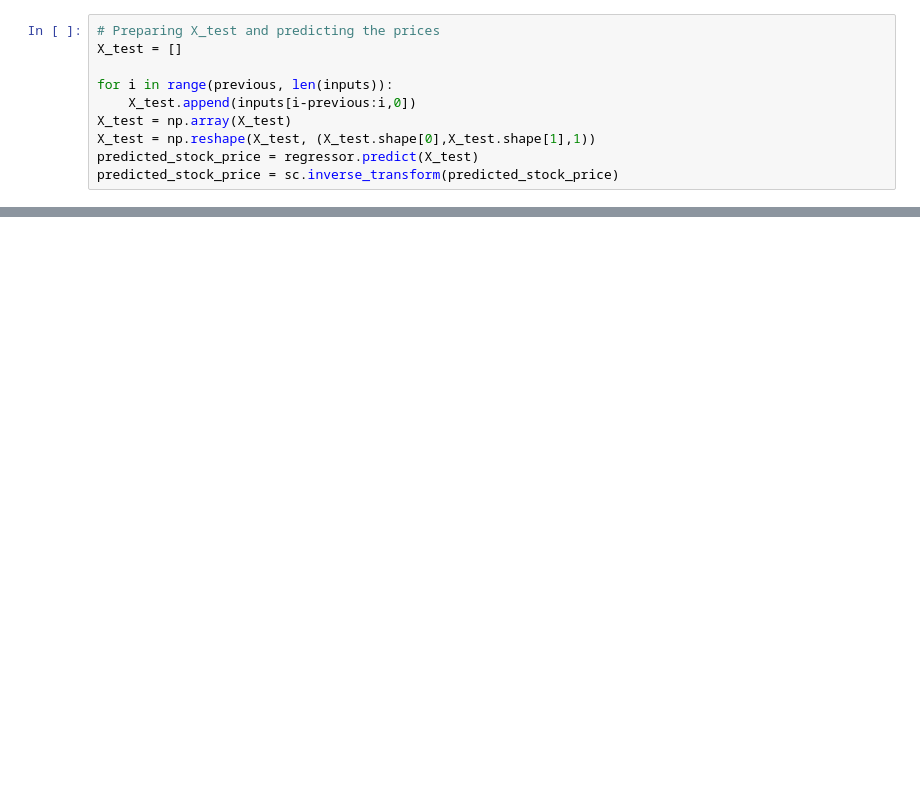
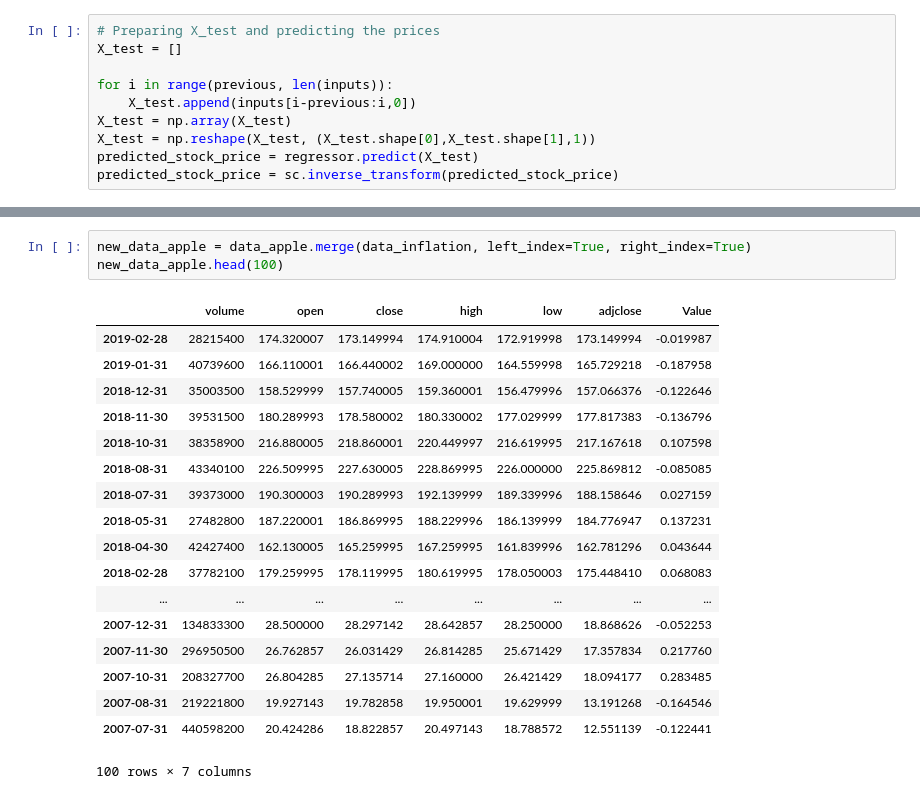
Before and after one commit to stanleyh007/ML_Project5, a Jupyter notebook: ML_Project5/Project_5.ipynb, the cells around one changed output, grey strips where cells are left out. Drawn from its saved outputs; the diff is of its cells as text; blank space fills up the shorter version.

```diff
--- a/ML_Project5/Project_5.ipynb
+++ b/ML_Project5/Project_5.ipynb
@@ -184,0 +191,22 @@ In the graph, it seems like there is a delay in this prediction, which is right
+# %%
+new_data_apple = data_apple.merge(data_inflation, left_index=True, right_index=True)
+new_data_apple.head(100)
+# %% [output]
+|  | volume | open | close | high | low | adjclose | Value |
+| 2019-02-28 | 28215400 | 174.320007 | 173.149994 | 174.910004 | 172.919998 | 173.149994 | -0.019987 |
+| 2019-01-31 | 40739600 | 166.110001 | 166.440002 | 169.000000 | 164.559998 | 165.729218 | -0.187958 |
+| 2018-12-31 | 35003500 | 158.529999 | 157.740005 | 159.360001 | 156.479996 | 157.066376 | -0.122646 |
+| 2018-11-30 | 39531500 | 180.289993 | 178.580002 | 180.330002 | 177.029999 | 177.817383 | -0.136796 |
+| 2018-10-31 | 38358900 | 216.880005 | 218.860001 | 220.449997 | 216.619995 | 217.167618 | 0.107598 |
+| 2018-08-31 | 43340100 | 226.509995 | 227.630005 | 228.869995 | 226.000000 | 225.869812 | -0.085085 |
+| 2018-07-31 | 39373000 | 190.300003 | 190.289993 | 192.139999 | 189.339996 | 188.158646 | 0.027159 |
+| 2018-05-31 | 27482800 | 187.220001 | 186.869995 | 188.229996 | 186.139999 | 184.776947 | 0.137231 |
+| 2018-04-30 | 42427400 | 162.130005 | 165.259995 | 167.259995 | 161.839996 | 162.781296 | 0.043644 |
+| 2018-02-28 | 37782100 | 179.259995 | 178.119995 | 180.619995 | 178.050003 | 175.448410 | 0.068083 |
+| ... | ... | ... | ... | ... | ... | ... | ... |
+| 2007-12-31 | 134833300 | 28.500000 | 28.297142 | 28.642857 | 28.250000 | 18.868626 | -0.052253 |
+| 2007-11-30 | 296950500 | 26.762857 | 26.031429 | 26.814285 | 25.671429 | 17.357834 | 0.217760 |
+| 2007-10-31 | 208327700 | 26.804285 | 27.135714 | 27.160000 | 26.421429 | 18.094177 | 0.283485 |
+| 2007-08-31 | 219221800 | 19.927143 | 19.782858 | 19.950001 | 19.629999 | 13.191268 | -0.164546 |
+| 2007-07-31 | 440598200 | 20.424286 | 18.822857 | 20.497143 | 18.788572 | 12.551139 | -0.122441 |
+100 rows × 7 columns
```
Also changed, not shown: parts of 27 cells of this notebook, 1 other file.
